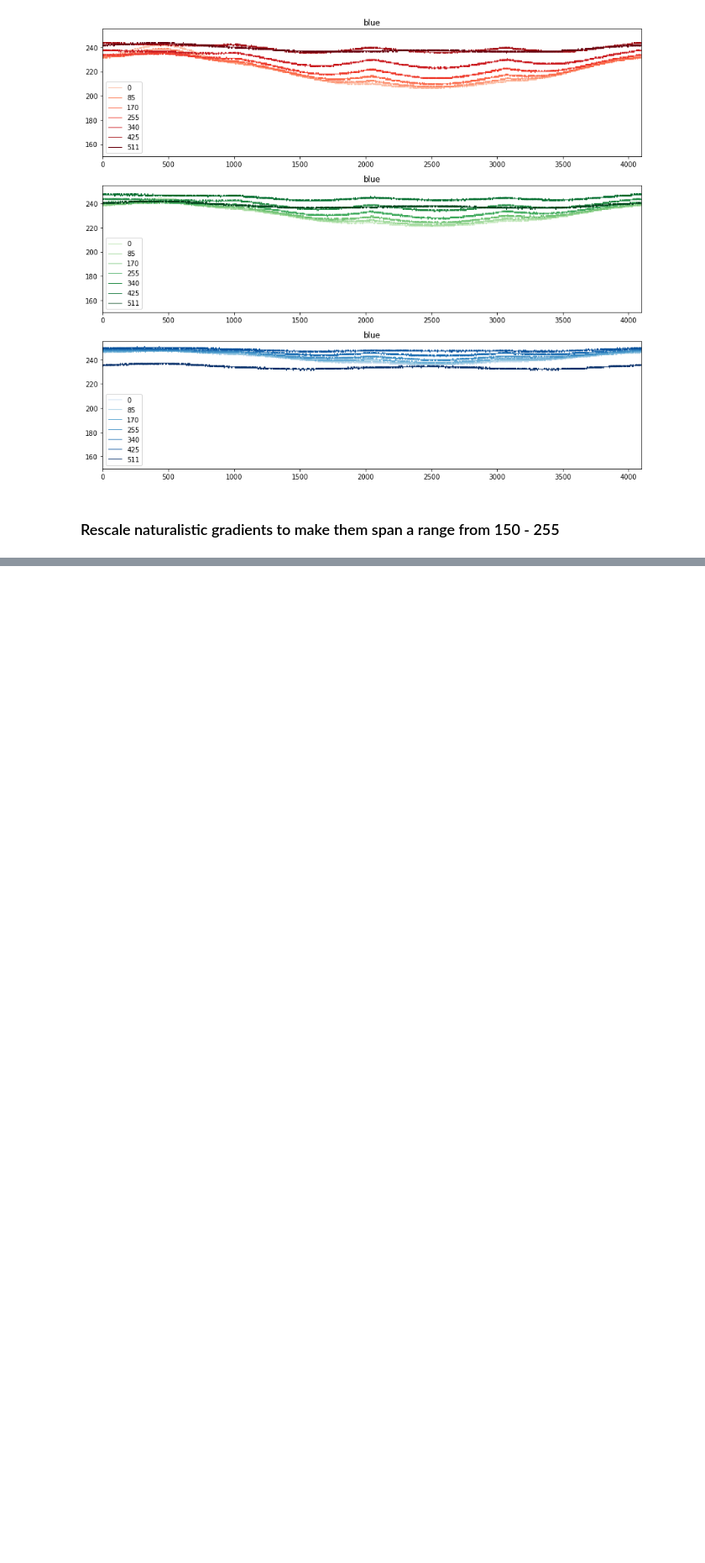
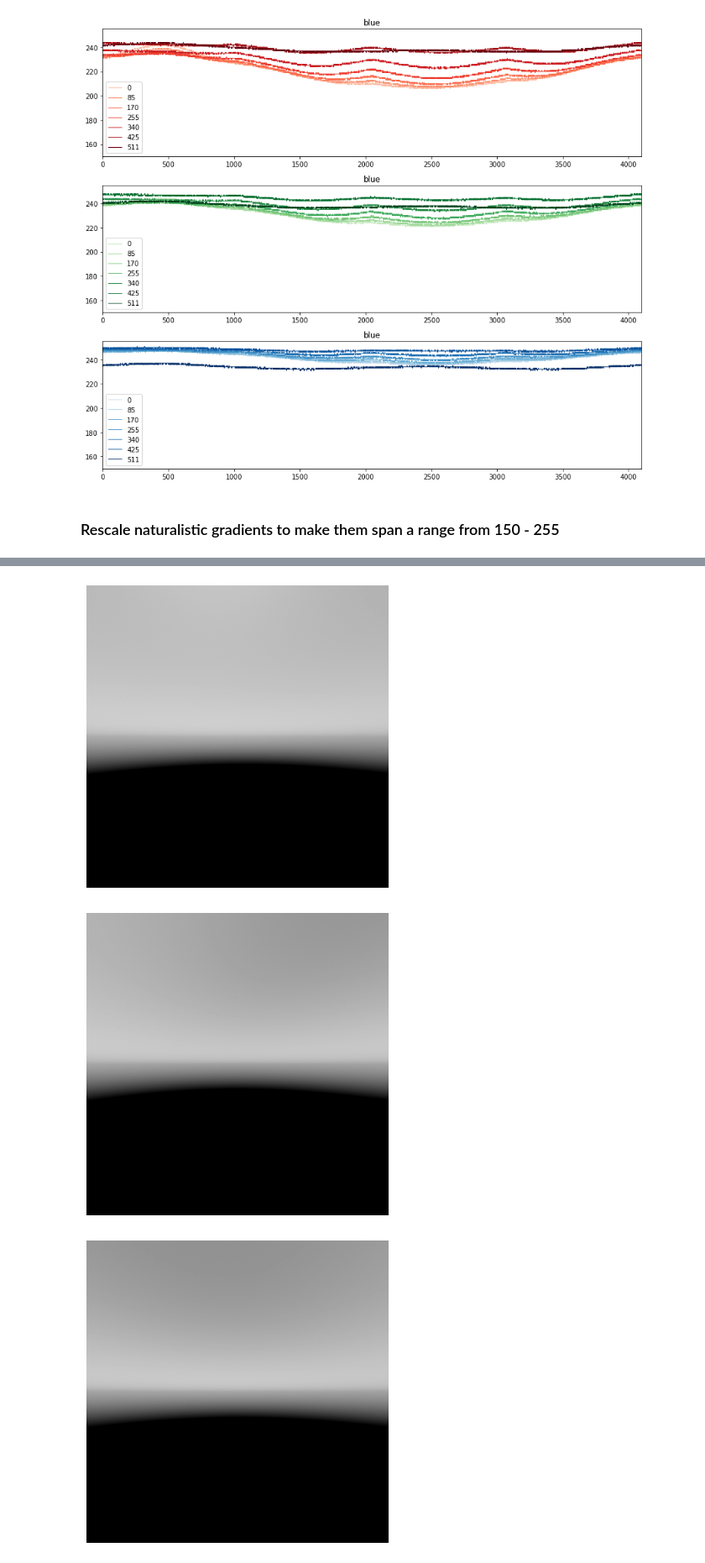
Before and after one commit to hjmh/vrStim, a Jupyter notebook: stimulusComparison.ipynb, the cells around one changed output, grey strips where cells are left out. Shown at 84% size. Saved outputs shown, nothing was run; the diff lists cells and outputs as text; code cells hidden in the pictures; blank space fills up the shorter version.

```diff
--- a/stimulusComparison.ipynb
+++ b/stimulusComparison.ipynb
@@ -280,0 +294,18 @@ plt.savefig('./plots/skygradients_GBmeanRescaled_imageAndElevationProfile_{}.pdf
+# %%
+arrBGmean = (arrAll[:,:,1,:] + arrAll[:,:,2,:])/2
+arrAllScaled = (arrBGmean[:,:,:] - increase)
+arrAllScaled = (arrAllScaled/np.max(arrAllScaled[:,:,:]))
+arrAllScaled = maxBit *(arrAllScaled) - shift
+
+for side, name in enumerate(['Back','Right','Front','Left','Up','Down']):
+    fig = plt.figure(frameon=False)
+    fig.set_size_inches(5,5)
+    ax = plt.Axes(fig, [0., 0., 1., 1.])
+    ax.set_axis_off()
+    fig.add_axes(ax)
+    ax.imshow(arrAllScaled[:,:,side], vmin=0,vmax=254, cmap='gray')
+    fig.savefig('./skyGradients/rescaled/'+savename+"/Skybox_BG_rescaled{}_{}_{}.png".format(postfix, name,savename),dpi = 300)
+# %% [output]
+[figure, added]
+[figure, added]
+[figure, added]
```
Also changed, not shown: parts of 12 cells of this notebook.
